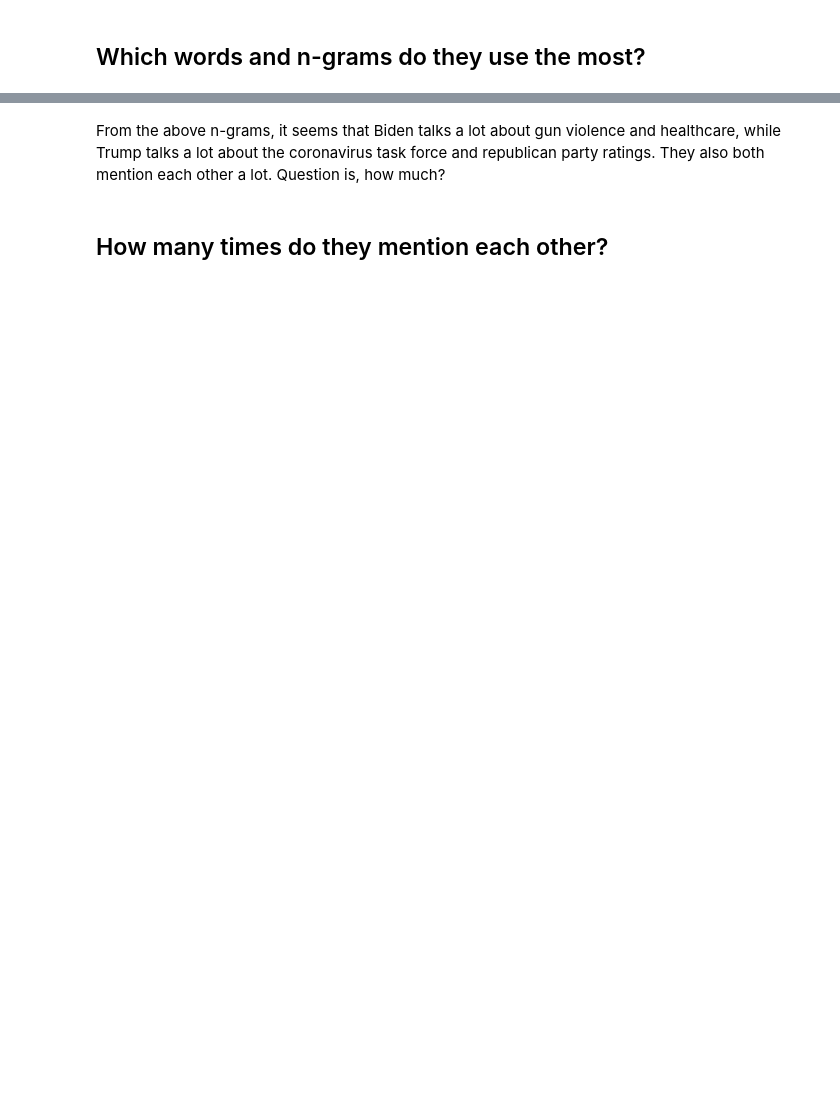
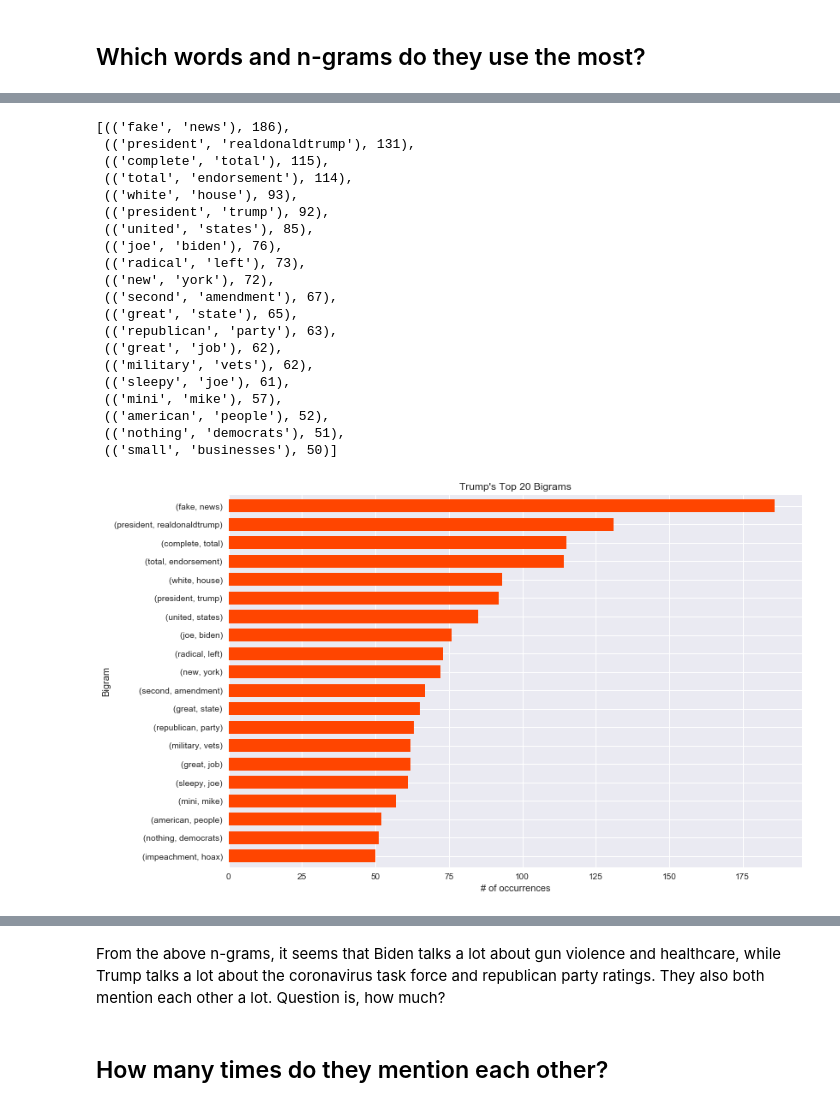
Before and after one commit to DavidMelnychuk/analyze-trump-biden, a Jupyter notebook: analyze_tweets.ipynb, the cells around one changed output, grey strips where cells are left out. Cells and saved outputs as stored; diff of their text form; code cells hidden in the pictures; blank space fills up the shorter version.

```diff
--- a/analyze_tweets.ipynb
+++ b/analyze_tweets.ipynb
@@ -418,0 +418,28 @@ biden_bigrams.most_common(10)
+# %%
+pd.Series(ngrams(trump_tokens, 2)).value_counts()[:NUM_NGRAMS].sort_values().plot.barh(color='orangered', width=.7, figsize=(12,8))
+plt.title("Trump's Top 20 Bigrams")
+plt.ylabel('Bigram')
+plt.xlabel('# of occurrences')
+trump_bigrams.most_common(NUM_NGRAMS)
+# %% [output]
+[(('fake', 'news'), 186),
+ (('president', 'realdonaldtrump'), 131),
+ (('complete', 'total'), 115),
+ (('total', 'endorsement'), 114),
+ (('white', 'house'), 93),
+ (('president', 'trump'), 92),
+ (('united', 'states'), 85),
+ (('joe', 'biden'), 76),
+ (('radical', 'left'), 73),
+ (('new', 'york'), 72),
+ (('second', 'amendment'), 67),
+ (('great', 'state'), 65),
+ (('republican', 'party'), 63),
+ (('great', 'job'), 62),
+ (('military', 'vets'), 62),
+ (('sleepy', 'joe'), 61),
+ (('mini', 'mike'), 57),
+ (('american', 'people'), 52),
+ (('nothing', 'democrats'), 51),
+ (('small', 'businesses'), 50)]
+[figure, added]
```
Also changed, not shown: parts of 106 cells of this notebook.
